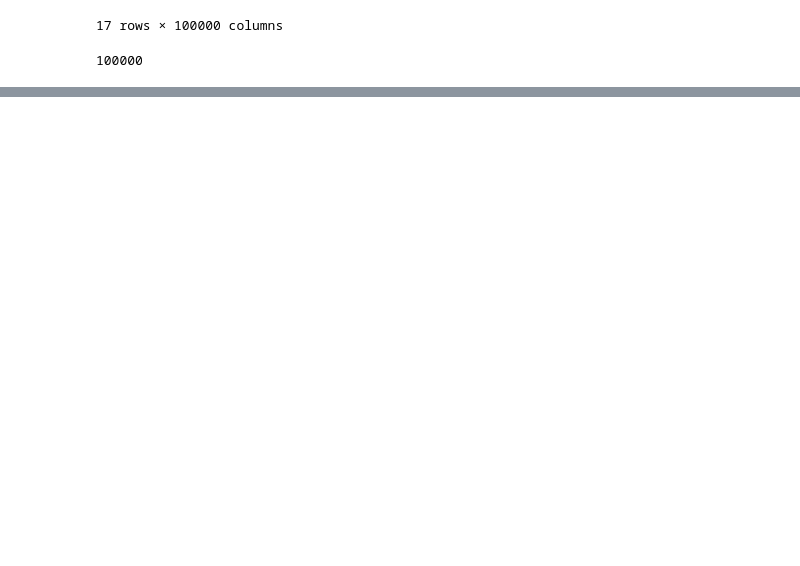
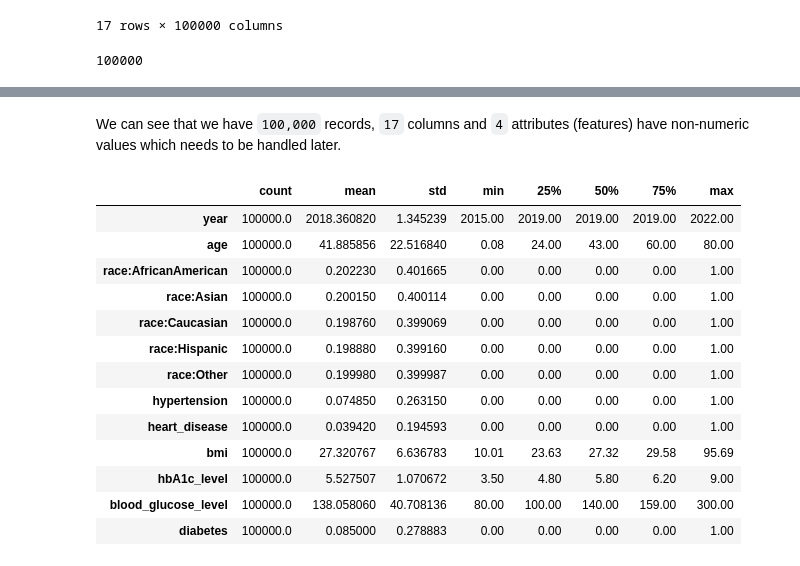
Before and after one commit to Avyayyy/diabetes-prediction-classification, a Jupyter notebook: diabetes-prediction.ipynb, the cells around one changed output, grey strips where cells are left out. Saved outputs shown, nothing was run; the diff lists cells and outputs as text; code cells hidden in the pictures; blank space fills up the shorter version.

```diff
--- a/diabetes-prediction.ipynb
+++ b/diabetes-prediction.ipynb
@@ -76,0 +101,19 @@ len(diabetes) # 100,000 rows as mentioned
+# %% [markdown]
+We can see that we have `100,000` records, `17` columns and `4` attributes (features) have non-numeric values which needs to be handled later.
+# %%
+diabetes.describe().T # info for the numeric columns of the dataset
+# %% [output]
+|  | count | mean | std | min | 25% | 50% | 75% | max |
+| year | 100000.0 | 2018.360820 | 1.345239 | 2015.00 | 2019.00 | 2019.00 | 2019.00 | 2022.00 |
+| age | 100000.0 | 41.885856 | 22.516840 | 0.08 | 24.00 | 43.00 | 60.00 | 80.00 |
+| race:AfricanAmerican | 100000.0 | 0.202230 | 0.401665 | 0.00 | 0.00 | 0.00 | 0.00 | 1.00 |
+| race:Asian | 100000.0 | 0.200150 | 0.400114 | 0.00 | 0.00 | 0.00 | 0.00 | 1.00 |
+| race:Caucasian | 100000.0 | 0.198760 | 0.399069 | 0.00 | 0.00 | 0.00 | 0.00 | 1.00 |
+| race:Hispanic | 100000.0 | 0.198880 | 0.399160 | 0.00 | 0.00 | 0.00 | 0.00 | 1.00 |
+| race:Other | 100000.0 | 0.199980 | 0.399987 | 0.00 | 0.00 | 0.00 | 0.00 | 1.00 |
+| hypertension | 100000.0 | 0.074850 | 0.263150 | 0.00 | 0.00 | 0.00 | 0.00 | 1.00 |
+| heart_disease | 100000.0 | 0.039420 | 0.194593 | 0.00 | 0.00 | 0.00 | 0.00 | 1.00 |
+| bmi | 100000.0 | 27.320767 | 6.636783 | 10.01 | 23.63 | 27.32 | 29.58 | 95.69 |
+| hbA1c_level | 100000.0 | 5.527507 | 1.070672 | 3.50 | 4.80 | 5.80 | 6.20 | 9.00 |
+| blood_glucose_level | 100000.0 | 138.058060 | 40.708136 | 80.00 | 100.00 | 140.00 | 159.00 | 300.00 |
+| diabetes | 100000.0 | 0.085000 | 0.278883 | 0.00 | 0.00 | 0.00 | 0.00 | 1.00 |
```
Also changed, not shown: parts of 10 cells of this notebook, 1 other file.
